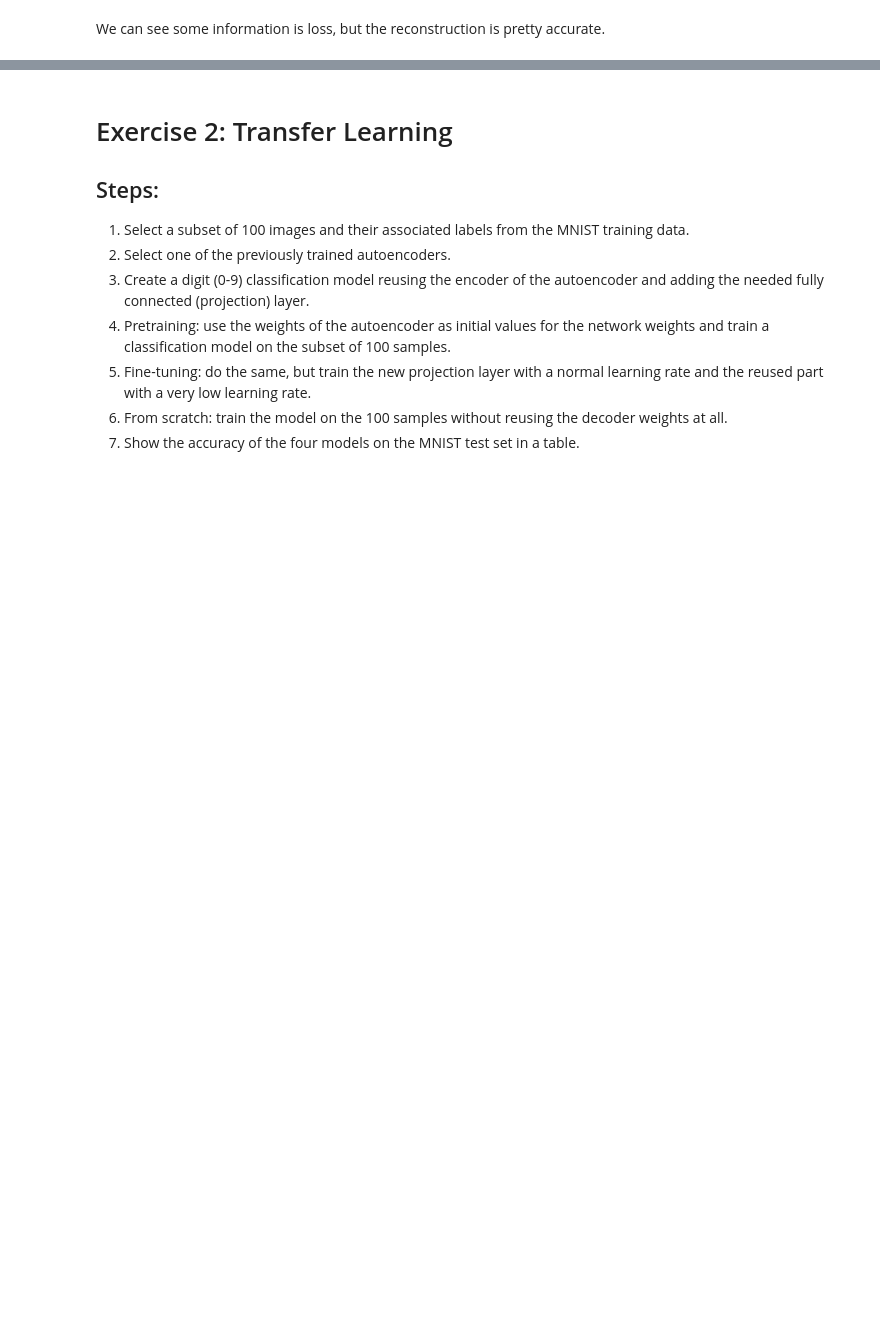
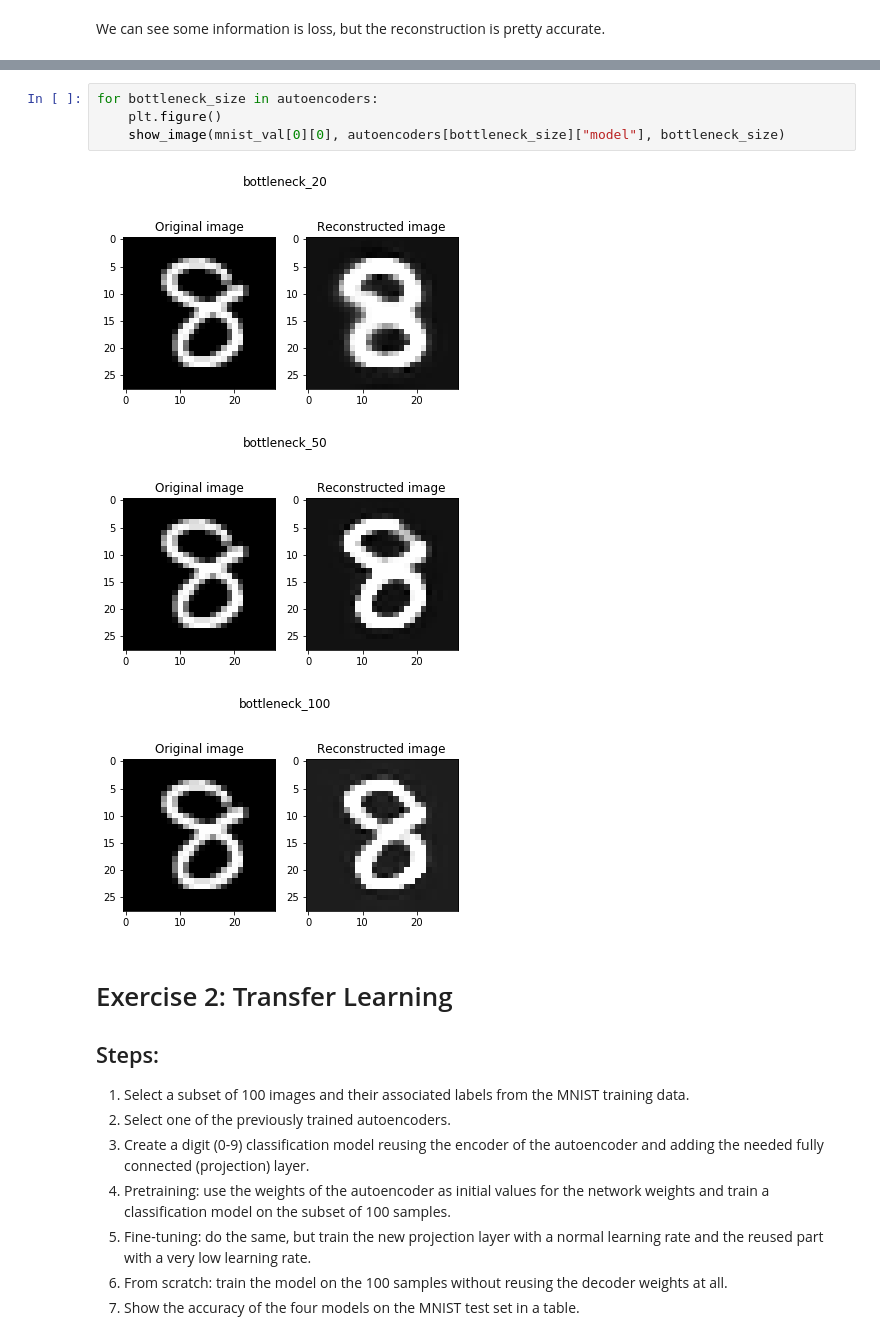
Before and after one commit to gio8tisu/DLAI-project, a Jupyter notebook: team08.ipynb, the cells around one changed output, grey strips where cells are left out. Drawn from its saved outputs; the diff is of its cells as text; blank space fills up the shorter version.

```diff
--- a/team08.ipynb
+++ b/team08.ipynb
@@ -439,3 +505,11 @@ We can see some information is loss, but the reconstruction is pretty accurate.
+# %%
+for bottleneck_size in autoencoders:
+    plt.figure()
+    show_image(mnist_val[0][0], autoencoders[bottleneck_size]["model"], bottleneck_size)
+# %% [output]
+[figure, added]
+[figure, added]
+[figure, added]
 # %% [markdown]
 # Exercise 2: Transfer Learning
 
```
Also changed, not shown: parts of 46 cells of this notebook.
